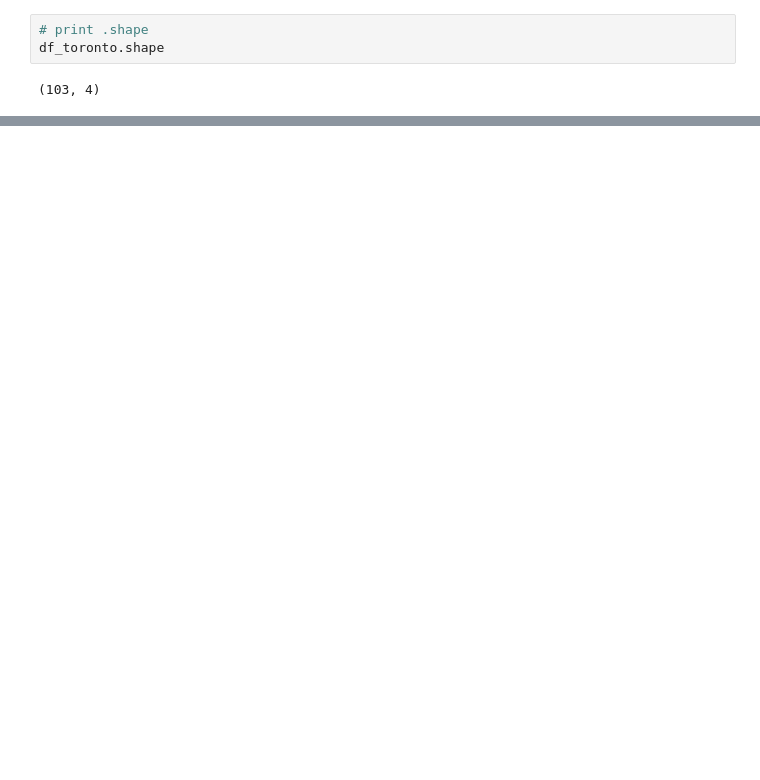
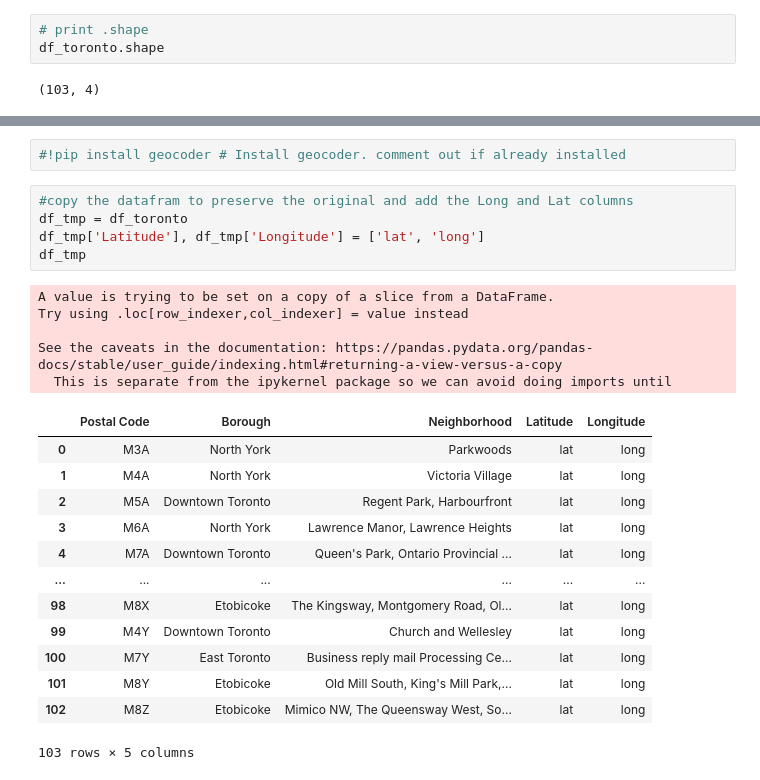
Before and after one commit to cleeallan/Coursera_Capstone, a Jupyter notebook: Toronto.ipynb, the cells around one changed output, grey strips where cells are left out. Cells and saved outputs as stored; diff of their text form; blank space fills up the shorter version.

```diff
--- a/Toronto.ipynb
+++ b/Toronto.ipynb
@@ -40,0 +47,26 @@ df_toronto.shape
+# %%
+#!pip install geocoder # Install geocoder. comment out if already installed
+# %%
+#copy the datafram to preserve the original and add the Long and Lat columns
+df_tmp = df_toronto
+df_tmp['Latitude'], df_tmp['Longitude'] = ['lat', 'long']
+df_tmp
+# %% [output]
+A value is trying to be set on a copy of a slice from a DataFrame.
+Try using .loc[row_indexer,col_indexer] = value instead
+
+See the caveats in the documentation: https://pandas.pydata.org/pandas-docs/stable/user_guide/indexing.html#returning-a-view-versus-a-copy
+  This is separate from the ipykernel package so we can avoid doing imports until
+|  | Postal Code | Borough | Neighborhood | Latitude | Longitude |
+| 0 | M3A | North York | Parkwoods | lat | long |
+| 1 | M4A | North York | Victoria Village | lat | long |
+| 2 | M5A | Downtown Toronto | Regent Park, Harbourfront | lat | long |
+| 3 | M6A | North York | Lawrence Manor, Lawrence Heights | lat | long |
+| 4 | M7A | Downtown Toronto | Queen's Park, Ontario Provincial ... | lat | long |
+| ... | ... | ... | ... | ... | ... |
+| 98 | M8X | Etobicoke | The Kingsway, Montgomery Road, Ol... | lat | long |
+| 99 | M4Y | Downtown Toronto | Church and Wellesley | lat | long |
+| 100 | M7Y | East Toronto | Business reply mail Processing Ce... | lat | long |
+| 101 | M8Y | Etobicoke | Old Mill South, King's Mill Park,... | lat | long |
+| 102 | M8Z | Etobicoke | Mimico NW, The Queensway West, So... | lat | long |
+103 rows × 5 columns
```
Also changed, not shown: parts of 10 cells of this notebook.
